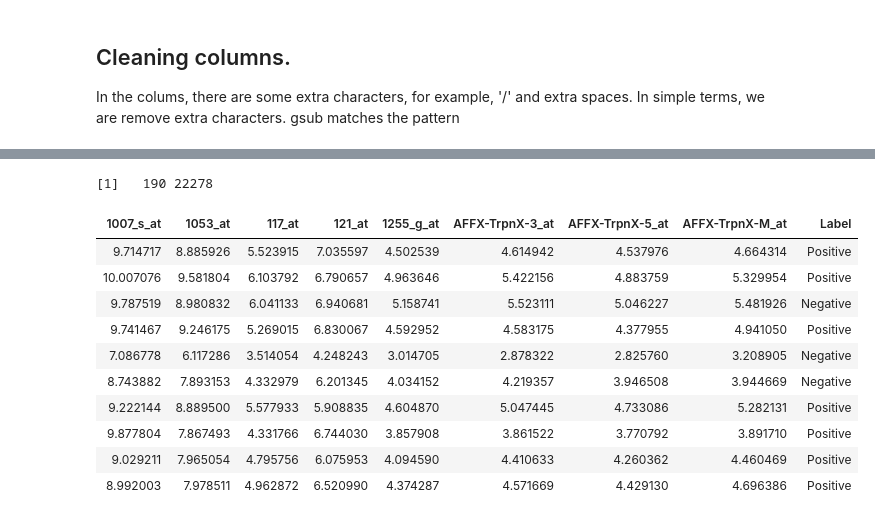
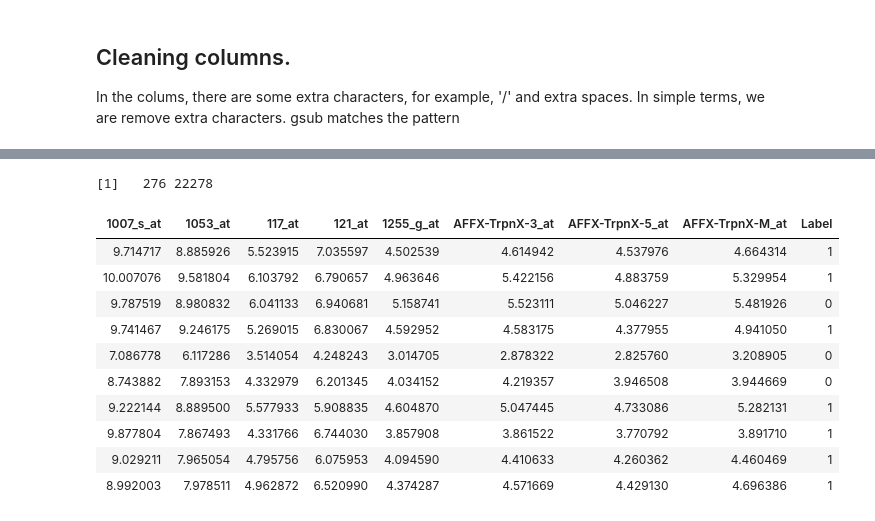
Before and after one commit to akki0996/CAMDA, a Jupyter notebook: Data Processing.ipynb, the cells around one changed output, grey strips where cells are left out. Drawn from its saved outputs; the diff is of its cells as text; code cells hidden in the pictures.

Commit message:
added validation data also

```diff
--- a/Data Processing.ipynb
+++ b/Data Processing.ipynb
@@ -120,20 +39,19 @@ library(R.utils)
 
 count = 0
 
-for (i in 1:nrow(sample_train)) {
-    tmp_PC3_cel = sample_train$PC3[i]
+for (i in 1:nrow(sample_info)) {
+    tmp_PC3_cel = sample_info$PC3[i]
 
     # Unzip bzfile if necessary
     file_handle = paste("PC3/", tmp_PC3_cel, ".CEL.bz2", sep = "")
 
-    if (file.exists(file_handle)) {
+    if (file.exists(file_handle)) {sample_info
         # remove temporary file if interrupted before.
         if (file.exists(paste("PC3/", tmp_PC3_cel, ".CEL.tmp", sep = ""))) {
             file.remove(paste("PC3/", tmp_PC3_cel, ".CEL.tmp", sep = ""))
         }
         # Unzip bz file
         bunzip2(file_handle)
-
         count = count + 1
     } else {
         cat(paste("There is no cel file named ", file_handle, "\n", sep = ""))
@@ -151,8 +72,8 @@ missing_drug <- NULL  # If there are mismatched cel file name.
 Final_matrix_PC3 <- NULL
 Final_matrix_PC3_type2 <- NULL
 # %%
-for (i in 1:nrow(sample_train)) {
-    tmp_PC3_cel = sample_train$PC3[i]
+for (i in 2:nrow(sample_info)) {
+    tmp_PC3_cel = sample_info$PC3[i]
 
     file_handle_2 = paste("PC3/", tmp_PC3_cel, ".CEL", sep = "")
     if (file.exists(file_handle_2)) {
@@ -162,16 +83,14 @@ for (i in 1:nrow(sample_train)) {
 
         if (is.null(nrow(Final_matrix_PC3)) || nrow(Final_matrix_PC3) == nrow(data_exp)) {
             Final_matrix_PC3 <- cbind(Final_matrix_PC3, data_exp)
-            print("Number 1")
         } else if (is.null(nrow(Final_matrix_PC3_type2)) || nrow(Final_matrix_PC3_type2) == nrow(data_exp)) {
             Final_matrix_PC3_type2 <- cbind(Final_matrix_PC3_type2, data_exp)
-            print("Number 2")
         } else {
             cat("Cannot match any existed ArrayType!\n")
         }
         # Unclassify_data[[n]] <- data_exp n=n+1
     } else {
         cat(paste("There is no cel file named ", file_handle_2, "\n", sep = ""))
-        missing_drug <- cbind(missing_drug, sample_train$ID[i])
+        missing_drug <- cbind(missing_drug, sample_info$ID[i])
     }
 }
@@ -254,0 +121,3 @@ head(data_PC3)
+# %%
+Label <- factor(sample_info$Label[2:277], levels = c(1,0))
+Label
@@ -255,8 +145,9 @@ head(data_PC3)
 # %%
 #Binding labels with the data
-data_train_PC3 <- mutate(as.data.frame(t(data_PC3)), Label=Label)
-dim(data_train_PC3)
+library(dplyr)
+data_PC3_Labels <- mutate(as.data.frame(t(data_PC3)), Label=Label)
+dim(data_PC3_Labels)
 # %% [output]
-[1]   190 22278
+[1]   276 22278
 # %%
 # generating a csv file
@@ -264,14 +155,14 @@ write.csv(data_train_PC3, file = "pc3_data_labels.csv")
 # %%
-data_train_PC3[1:10, c(1:5,22275:22278)]
+data_PC3_Labels[1:10, c(1:5,22275:22278)]
 # %% [output]
 | 1007_s_at | 1053_at | 117_at | 121_at | 1255_g_at | AFFX-TrpnX-3_at | AFFX-TrpnX-5_at | AFFX-TrpnX-M_at | Label |
-| 9.714717 | 8.885926 | 5.523915 | 7.035597 | 4.502539 | 4.614942 | 4.537976 | 4.664314 | Positive |
-| 10.007076 | 9.581804 | 6.103792 | 6.790657 | 4.963646 | 5.422156 | 4.883759 | 5.329954 | Positive |
-| 9.787519 | 8.980832 | 6.041133 | 6.940681 | 5.158741 | 5.523111 | 5.046227 | 5.481926 | Negative |
-| 9.741467 | 9.246175 | 5.269015 | 6.830067 | 4.592952 | 4.583175 | 4.377955 | 4.941050 | Positive |
-| 7.086778 | 6.117286 | 3.514054 | 4.248243 | 3.014705 | 2.878322 | 2.825760 | 3.208905 | Negative |
-| 8.743882 | 7.893153 | 4.332979 | 6.201345 | 4.034152 | 4.219357 | 3.946508 | 3.944669 | Negative |
-| 9.222144 | 8.889500 | 5.577933 | 5.908835 | 4.604870 | 5.047445 | 4.733086 | 5.282131 | Positive |
-| 9.877804 | 7.867493 | 4.331766 | 6.744030 | 3.857908 | 3.861522 | 3.770792 | 3.891710 | Positive |
-| 9.029211 | 7.965054 | 4.795756 | 6.075953 | 4.094590 | 4.410633 | 4.260362 | 4.460469 | Positive |
-| 8.992003 | 7.978511 | 4.962872 | 6.520990 | 4.374287 | 4.571669 | 4.429130 | 4.696386 | Positive |
+| 9.714717 | 8.885926 | 5.523915 | 7.035597 | 4.502539 | 4.614942 | 4.537976 | 4.664314 | 1 |
+| 10.007076 | 9.581804 | 6.103792 | 6.790657 | 4.963646 | 5.422156 | 4.883759 | 5.329954 | 1 |
+| 9.787519 | 8.980832 | 6.041133 | 6.940681 | 5.158741 | 5.523111 | 5.046227 | 5.481926 | 0 |
+| 9.741467 | 9.246175 | 5.269015 | 6.830067 | 4.592952 | 4.583175 | 4.377955 | 4.941050 | 1 |
+| 7.086778 | 6.117286 | 3.514054 | 4.248243 | 3.014705 | 2.878322 | 2.825760 | 3.208905 | 0 |
+| 8.743882 | 7.893153 | 4.332979 | 6.201345 | 4.034152 | 4.219357 | 3.946508 | 3.944669 | 0 |
+| 9.222144 | 8.889500 | 5.577933 | 5.908835 | 4.604870 | 5.047445 | 4.733086 | 5.282131 | 1 |
+| 9.877804 | 7.867493 | 4.331766 | 6.744030 | 3.857908 | 3.861522 | 3.770792 | 3.891710 | 1 |
+| 9.029211 | 7.965054 | 4.795756 | 6.075953 | 4.094590 | 4.410633 | 4.260362 | 4.460469 | 1 |
+| 8.992003 | 7.978511 | 4.962872 | 6.520990 | 4.374287 | 4.571669 | 4.429130 | 4.696386 | 1 |
```
Also changed, not shown: parts of 19 cells of this notebook, 4 other files.
